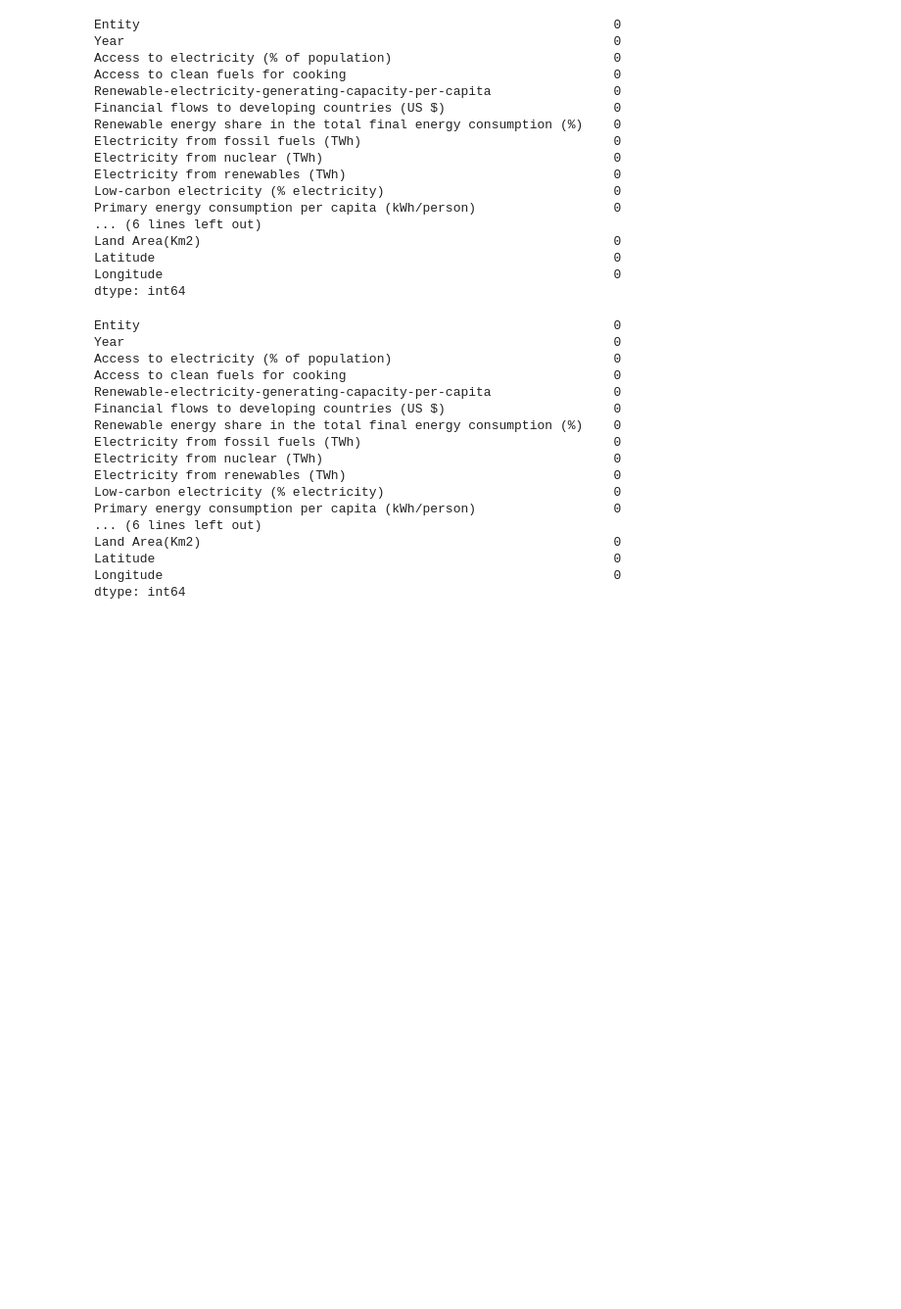
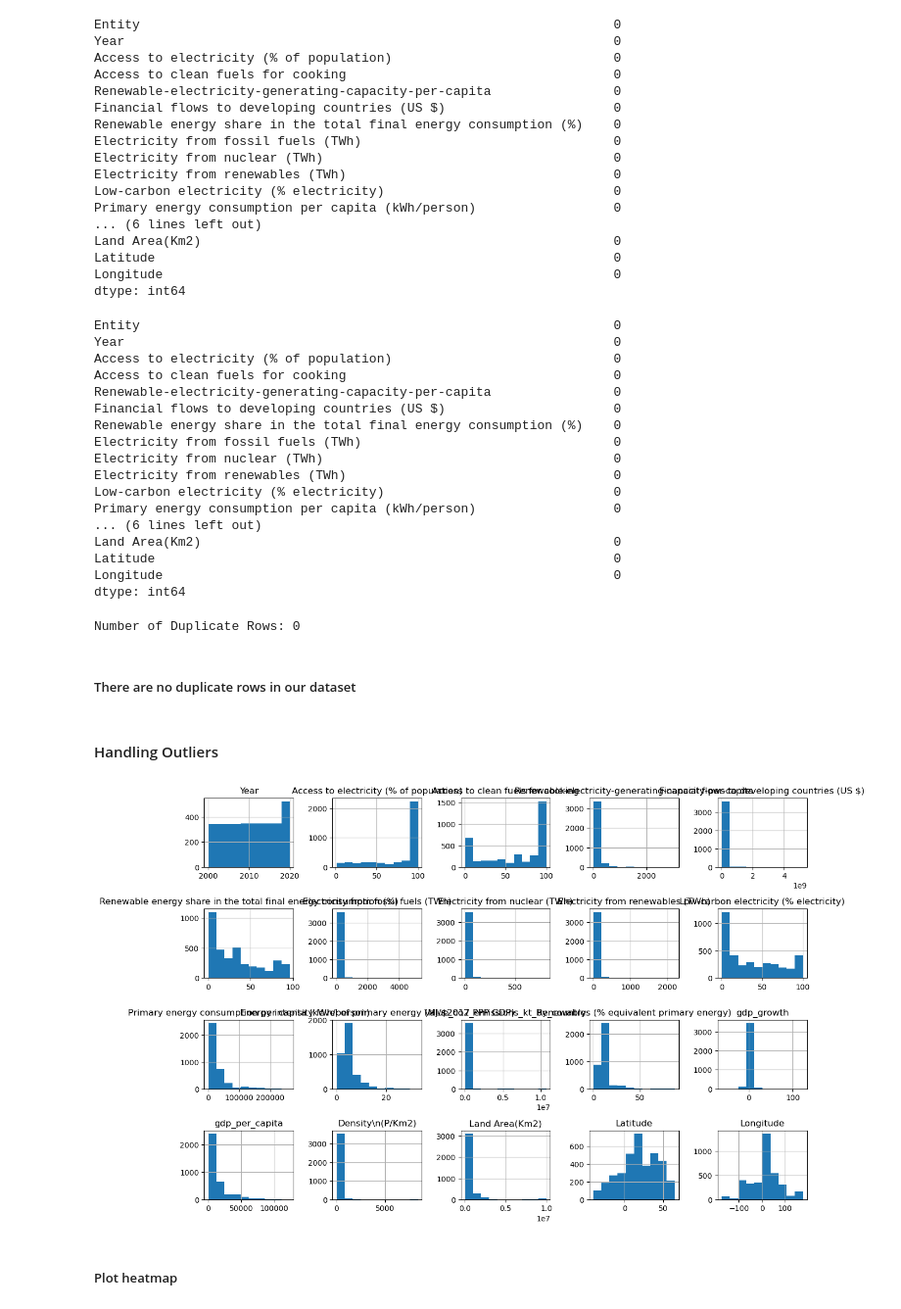
Before and after one commit to KunjPathak12/CO2-Emmisions-and-Renewable-Energy-Forecasting, a Jupyter notebook: solution.ipynb, the cells around one changed output. Shown at 98% size. Saved outputs shown, nothing was run; the diff lists cells and outputs as text; code cells hidden in the pictures; blank space fills up the shorter version.

```diff
--- a/solution.ipynb
+++ b/solution.ipynb
@@ -192,3 +194,22 @@ Land Area(Km2)                                                      0
 Latitude                                                            0
 Longitude                                                           0
 dtype: int64
+# %%
+# Check for duplicate rows
+num_duplicates = data.duplicated().sum()
+print("Number of Duplicate Rows:", num_duplicates)
+# %% [output]
+Number of Duplicate Rows: 0
+# %% [markdown]
+##### There are no duplicate rows in our dataset
+# %% [markdown]
+#### Handling Outliers
+# %%
+# Visualize histograms for each numerical column
+data.hist(figsize=(12, 10), layout=(5, 5))  # Adjust layout based on the number of columns
+plt.tight_layout()
+plt.show()
+# %% [output]
+[figure, added]
+# %% [markdown]
+##### Plot heatmap
```
Also changed, not shown: parts of 3 cells of this notebook.
